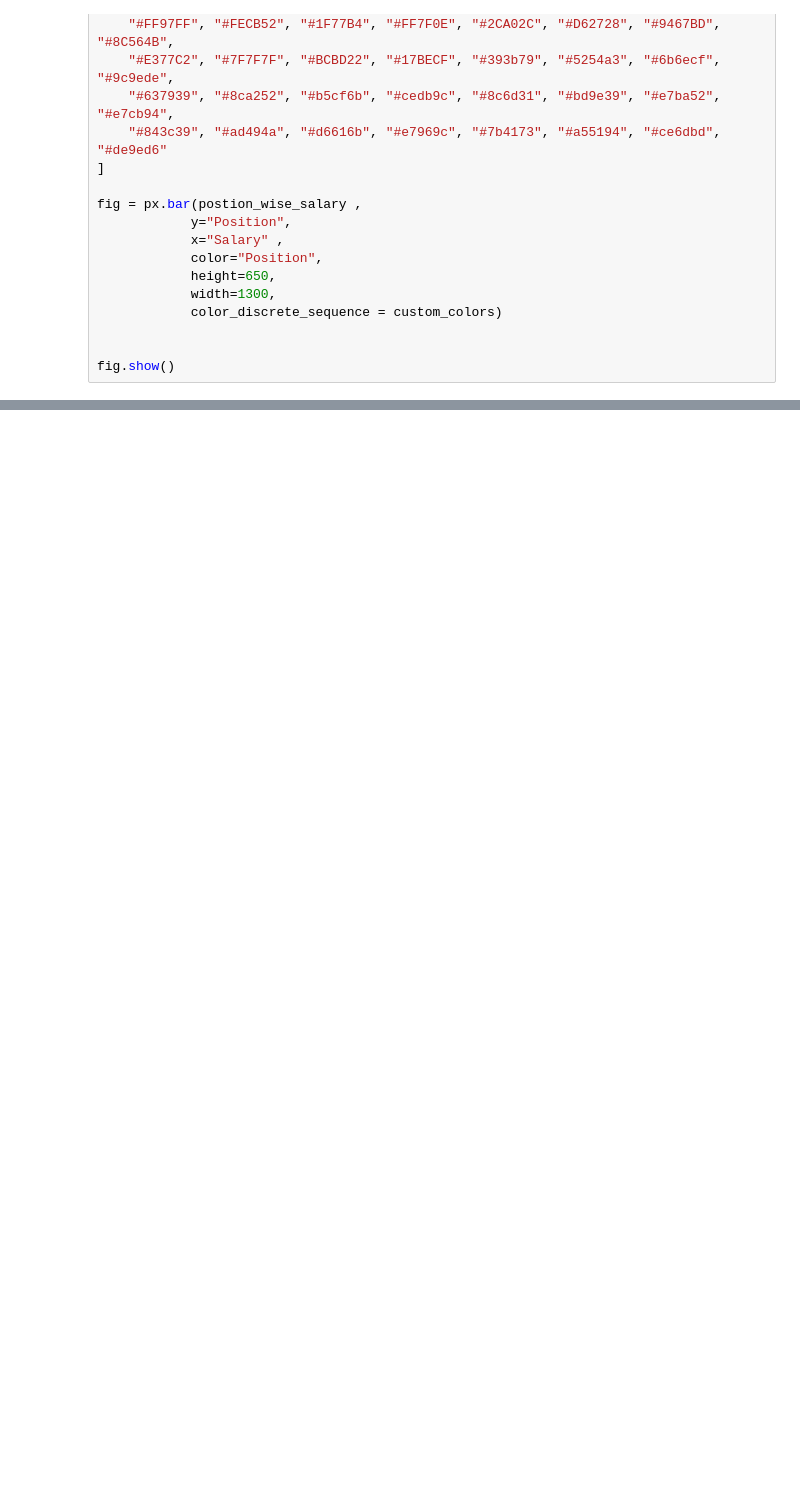
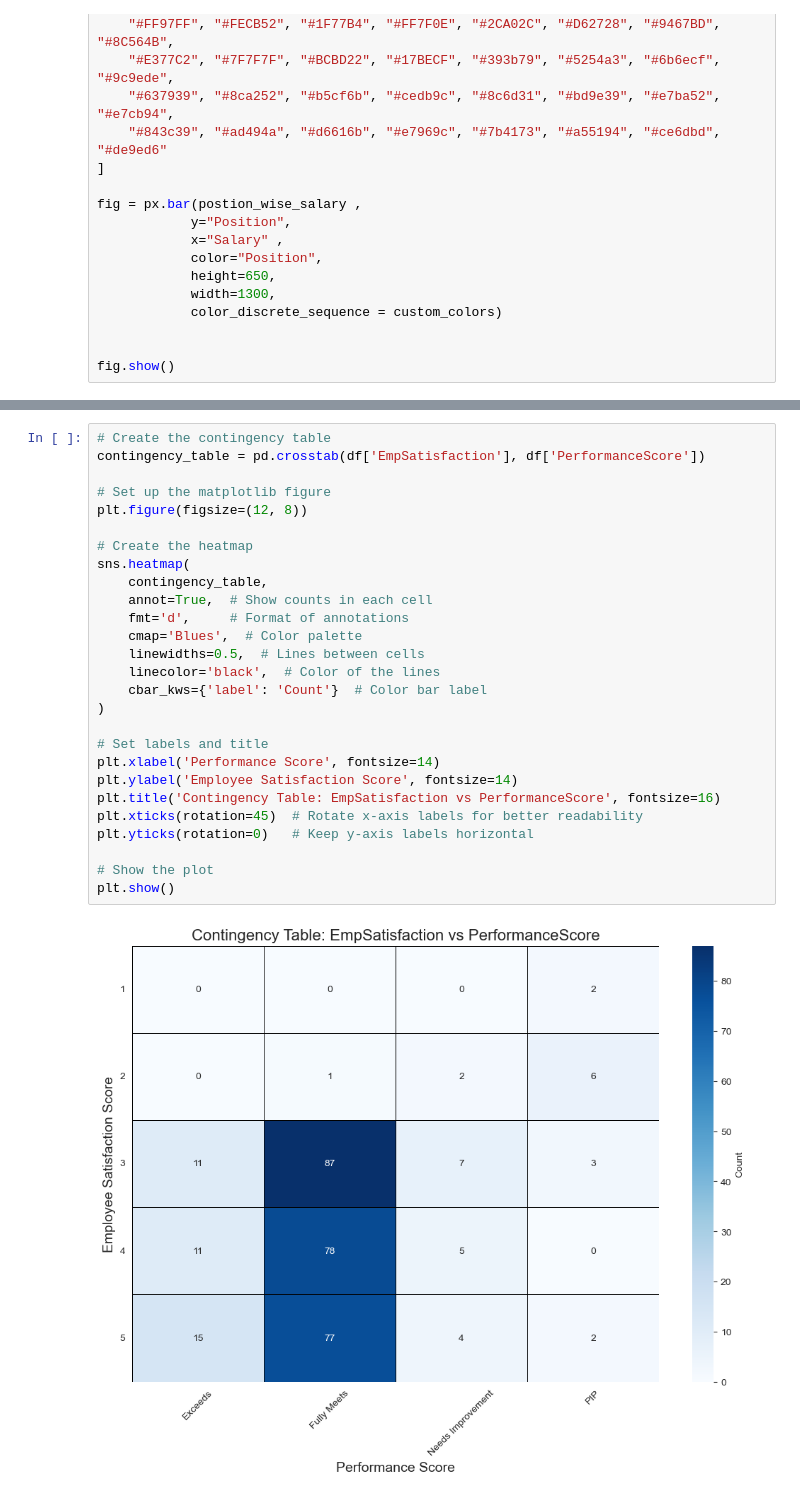
Before and after one commit to Rajatsingh64/HR_attrition_prediction, a Jupyter notebook: research.ipynb, the cells around one changed output, grey strips where cells are left out. Drawn from its saved outputs; the diff is of its cells as text; blank space fills up the shorter version.

```diff
--- a/research.ipynb
+++ b/research.ipynb
@@ -314,0 +472,29 @@ fig.show()
+# %%
+# Create the contingency table
+contingency_table = pd.crosstab(df['EmpSatisfaction'], df['PerformanceScore'])
+
+# Set up the matplotlib figure
+plt.figure(figsize=(12, 8))
+
+# Create the heatmap
+sns.heatmap(
+    contingency_table,
+    annot=True,  # Show counts in each cell
+    fmt='d',     # Format of annotations
+    cmap='Blues',  # Color palette
+    linewidths=0.5,  # Lines between cells
+    linecolor='black',  # Color of the lines
+    cbar_kws={'label': 'Count'}  # Color bar label
+)
+
+# Set labels and title
+plt.xlabel('Performance Score', fontsize=14)
+plt.ylabel('Employee Satisfaction Score', fontsize=14)
+plt.title('Contingency Table: EmpSatisfaction vs PerformanceScore', fontsize=16)
+plt.xticks(rotation=45)  # Rotate x-axis labels for better readability
+plt.yticks(rotation=0)   # Keep y-axis labels horizontal
+
+# Show the plot
+plt.show()
+# %% [output]
+[figure, added]
```
Also changed, not shown: parts of 78 cells of this notebook, 4 other files.
